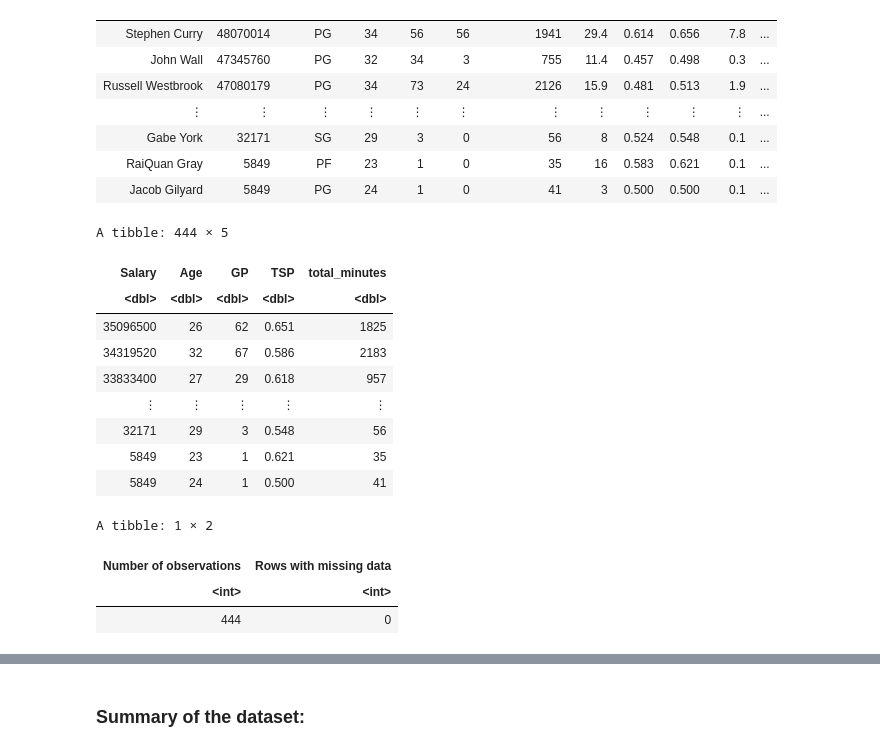
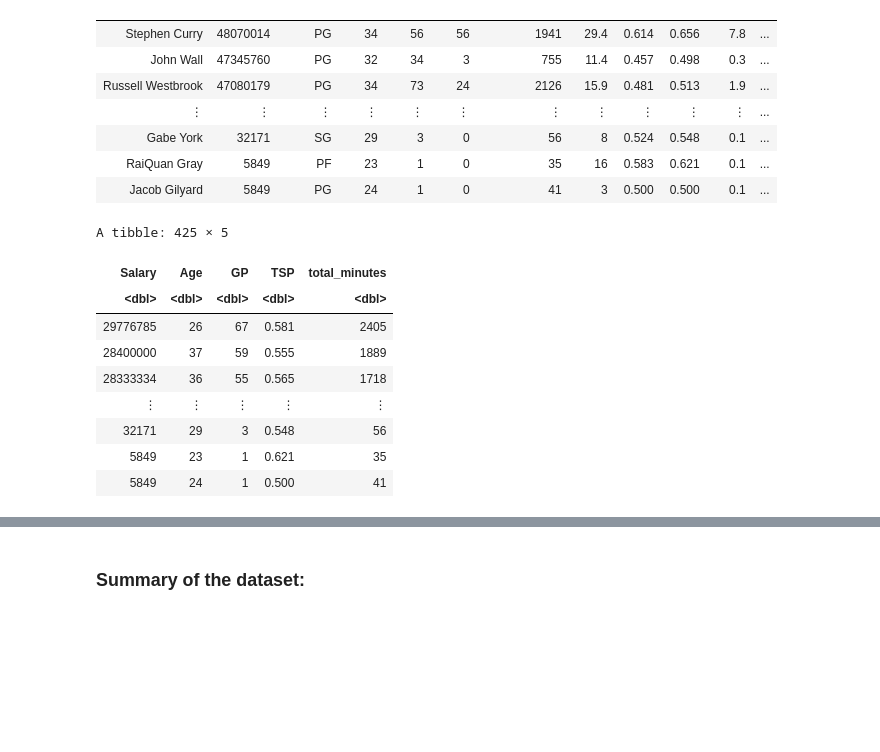
Before and after one commit to Kotaro16/DSCI_100_Group_Project, a Jupyter notebook: nba_22_23_proposal.ipynb, the cells around one changed output, grey strips where cells are left out. Saved outputs shown, nothing was run; the diff lists cells and outputs as text; code cells hidden in the pictures; blank space fills up the shorter version.

```diff
--- a/nba_22_23_proposal.ipynb
+++ b/nba_22_23_proposal.ipynb
@@ -89,28 +94,20 @@ A tibble: 467 × 12
 | RaiQuan Gray | 5849 | PF | 23 | 1 | 0 | 35 | 16 | 0.583 | 0.621 | 0.1 | ... |
 | Jacob Gilyard | 5849 | PG | 24 | 1 | 0 | 41 | 3 | 0.500 | 0.500 | 0.1 | ... |
 # %%
-nba_filter_test<-nba_selected |>
-                filter(abs(Salary - mean(Salary)) < 2.5 * sd(Salary)) |>
-                select(Salary, Age, GP, TSP, total_minutes)|>
-                drop_na()
+nba_filtered <- nba_selected |>
+                   filter(abs(Salary - mean(Salary)) < 2 * sd(Salary)) |>
+                   select(Salary, Age, GP, TSP, total_minutes)|>
+                   drop_na()
 
-nba_filter_test
-
-summarize(nba_filter_test,
-          "Number of observations" = nrow(nba_filter_test),
-          "Rows with missing data" = sum(is.na(nba_filter_test)))
+nba_filtered
 # %% [output]
-A tibble: 444 × 5
+A tibble: 425 × 5
 | Salary | Age | GP | TSP | total_minutes |
 | <dbl> | <dbl> | <dbl> | <dbl> | <dbl> |
-| 35096500 | 26 | 62 | 0.651 | 1825 |
-| 34319520 | 32 | 67 | 0.586 | 2183 |
-| 33833400 | 27 | 29 | 0.618 | 957 |
+| 29776785 | 26 | 67 | 0.581 | 2405 |
+| 28400000 | 37 | 59 | 0.555 | 1889 |
+| 28333334 | 36 | 55 | 0.565 | 1718 |
 | ⋮ | ⋮ | ⋮ | ⋮ | ⋮ |
 | 32171 | 29 | 3 | 0.548 | 56 |
 | 5849 | 23 | 1 | 0.621 | 35 |
 | 5849 | 24 | 1 | 0.500 | 41 |
-A tibble: 1 × 2
-| Number of observations | Rows with missing data |
-| <int> | <int> |
-| 444 | 0 |
```
Also changed, not shown: parts of 11 cells of this notebook.
